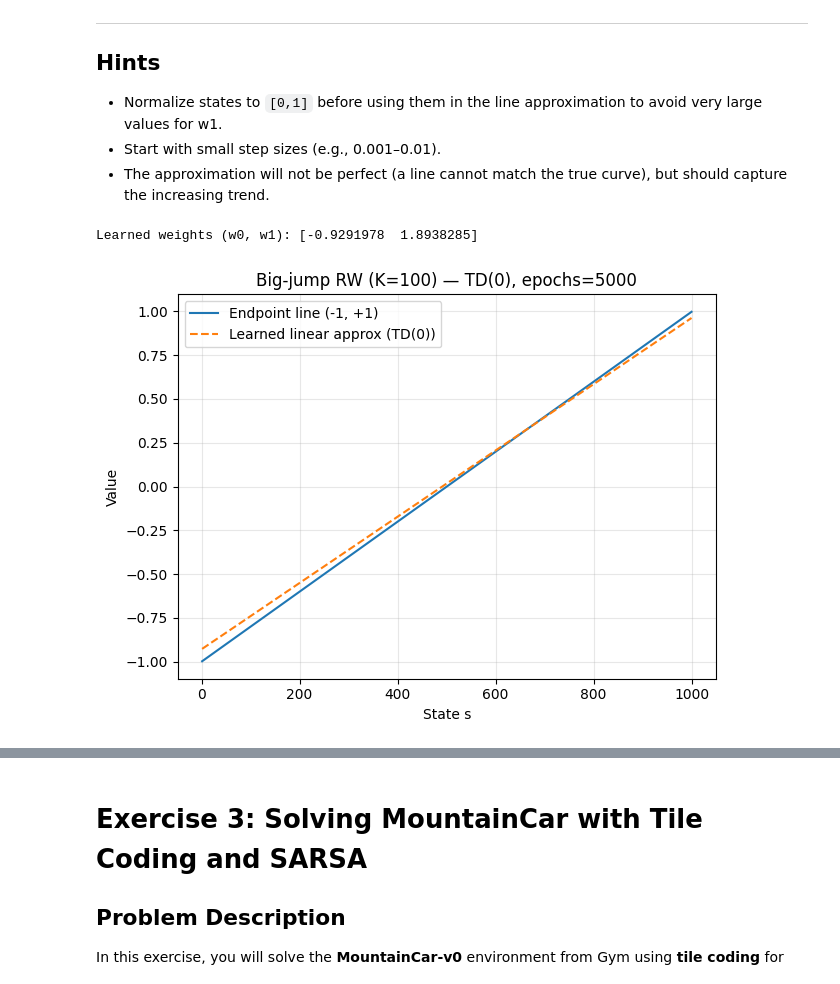
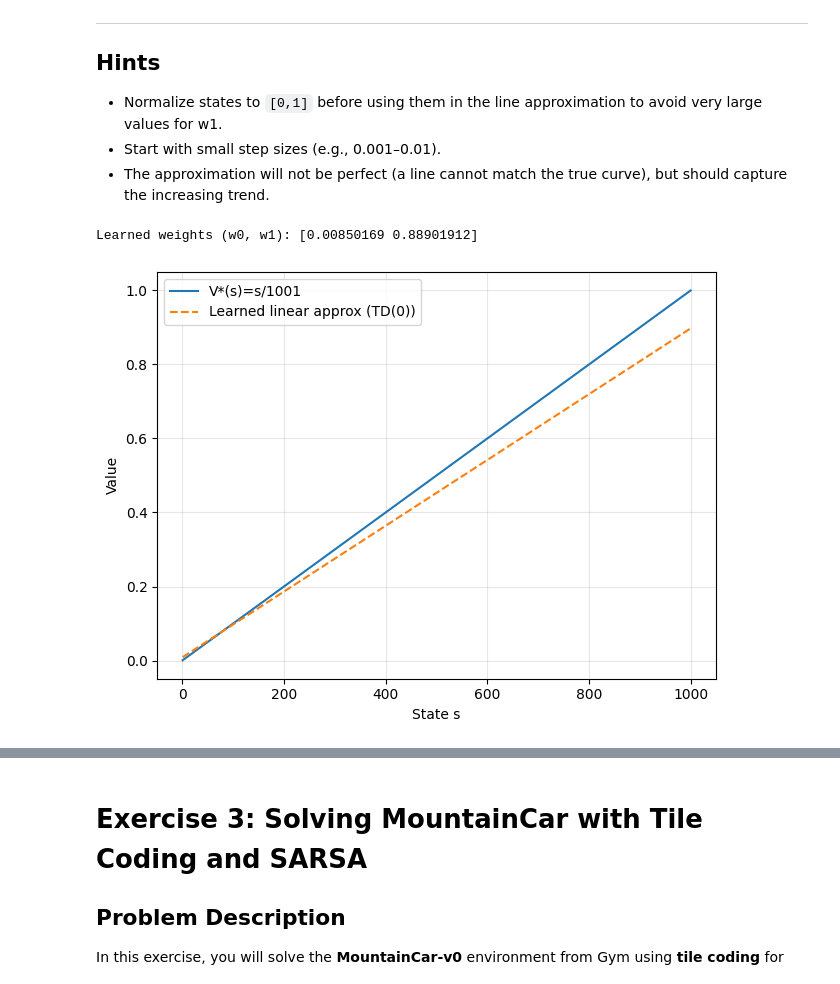
Before and after one commit to JuanCarlos-TiqueRangel/Reinforcement_Learning, a Jupyter notebook: lab5_approximation.ipynb, the cells around one changed output, grey strips where cells are left out. Saved outputs shown, nothing was run; the diff lists cells and outputs as text; code cells hidden in the pictures.

```diff
--- a/lab5_approximation.ipynb
+++ b/lab5_approximation.ipynb
@@ -292,85 +287,66 @@ Instead of storing a separate value for each state, approximate the value functi
 import numpy as np
 import matplotlib.pyplot as plt
 
-# ----------------------------
-# Big-jump Random Walk (funcs)
-# ----------------------------
-L, R, START = 0, 1001, 500
+
+L = 0
+R = 1001
+START = 500
 
 def reset():
     return START
 
-def step(s, K=100):
-    """Example 9.1: choose side L/R (0.5), jump k~{1..K}.
-       If k exceeds available neighbors on that side -> terminate on that side.
-       Rewards: left=-1, right=+1, otherwise 0.
-    """
-    side = -1 if np.random.rand() < 0.5 else +1
-    k = np.random.randint(1, K+1)
-
-    if side == -1:  # left
-        n_left = min(K, s-1)
-        if k <= n_left:
-            return s-k, 0.0, False
-        else:
-            return L, -1.0, True
-    else:           # right
-        n_right = min(K, 1000 - s)
-        if k <= n_right:
-            return s+k, 0.0, False
-        else:
-            return R, +1.0, True
+def step(s):
+    """Move left/right by exactly 1. Left terminal reward=0, Right terminal reward=+1."""
+    move = -1 if np.random.rand() < 0.5 else 1
+    s_next = s + move
+    done = (s_next == L) or (s_next == R)
+    r = 1.0 if (done and s_next == R) else 0.0
+    return s_next, r, done
 
 # Linear value approximation
 def phi(s):
     return np.array([1.0, s/1001.0], dtype=float)  # normalized to [0,1]
 
 def V_hat(s, w):
     return float(np.dot(phi(s), w))
 
-# TD(0) semi-gradient update
-def td0_update(s, r, s_next, done, w, alpha, gamma=1.0):
-    v_s     = V_hat(s, w)
-    v_snext = 0.0 if done else V_hat(s_next, w)
-    delta   = r + gamma * v_snext - v_s
-    return w + alpha * delta * phi(s)
-
-# Training with epochs (episodes)
-def train_td0(n_epochs=1000, alpha=0.01, gamma=1.0, K=100, seed=0):
+def train_td0(n_epochs=1000, alpha=0.01, gamma=1.0, seed=0):
     np.random.seed(seed)
     w = np.zeros(2, dtype=float)   # [w0, w1]
+
     for _ in range(n_epochs):
         s = reset()
         done = False
+
         while not done:
-            s_next, r, done = step(s, K)
-            w = td0_update(s, r, s_next, done, w, alpha, gamma)
+            s_next, r, done = step(s)
+            # TD(0) update
+            v_s     = V_hat(s, w)
+            v_snext = 0.0 if done else V_hat(s_next, w)
+            delta   = r + gamma * v_snext - v_s
+            w = w + alpha * delta * phi(s)
             s = reset() if done else s_next
     return w
 
+N_EPOCHS = 500
+ALPHA    = 0.1
 
-N_EPOCHS = 5000
-ALPHA    = 0.01
-K_NEIGH  = 100   # "100 neighbors" from the book
-
-w = train_td0(n_epochs=N_EPOCHS, alpha=ALPHA, K=K_NEIGH, seed=42)
+w = train_td0(n_epochs=N_EPOCHS, alpha=ALPHA, seed=42)
 print("Learned weights (w0, w1):", w)
 
 S = np.arange(1, 1001)
 V_learn = w[0] + w[1]*(S/1001.0)
 
-# Optional: simple endpoint baseline for big-jump env (−1 at left, +1 at right)
-V_endpts = -1 + 2*(S/1001.0)
+V_star = S/1001.0
 
-plt.plot(S, V_endpts, label="Endpoint line (-1, +1)")
+plt.plot(S, V_star, label="V*(s)=s/1001")
 plt.plot(S, V_learn, "--", label="Learned linear approx (TD(0))")
 plt.xlabel("State s")
 plt.ylabel("Value")
 plt.legend()
 plt.grid(alpha=0.3)
-plt.title(f"Big-jump RW (K={K_NEIGH}) — TD(0), epochs={N_EPOCHS}")
 plt.tight_layout()
 plt.show()
 # %% [output]
-Learned weights (w0, w1): [-0.9291978  1.8938285]
+Learned weights (w0, w1): [0.00850169 0.88901912]
-[figure, old version]
+[figure, new version]
```
Also changed, not shown: parts of 8 cells of this notebook, 3 other files.
